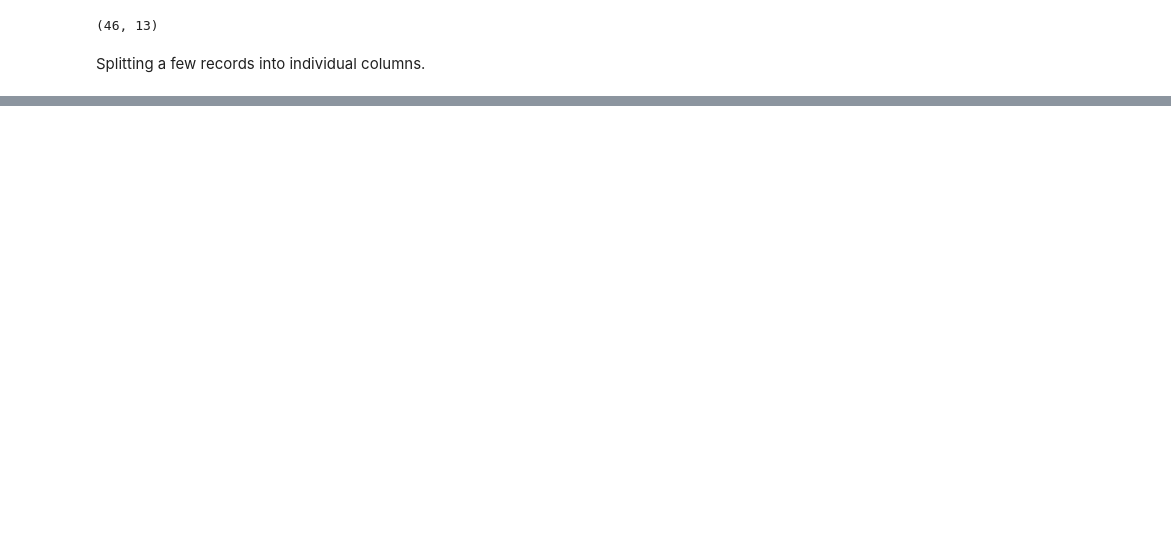
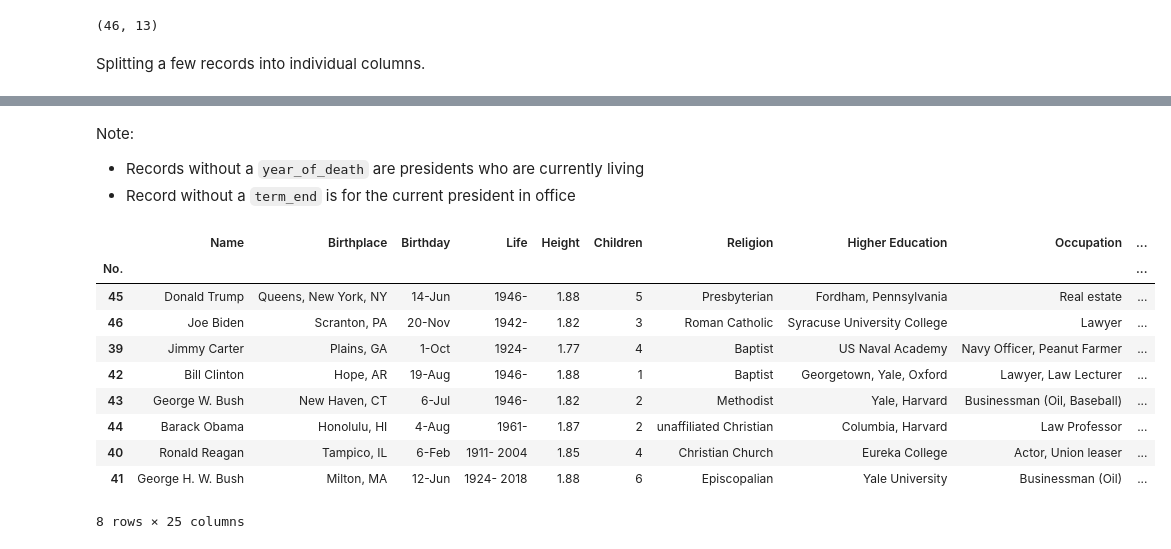
Before and after one commit to xHerandi/us-presidents, a Jupyter notebook: eda.ipynb, the cells around one changed output, grey strips where cells are left out. Drawn from its saved outputs; the diff is of its cells as text; code cells hidden in the pictures; blank space fills up the shorter version.

```diff
--- a/eda.ipynb
+++ b/eda.ipynb
@@ -97,3 +117,5 @@ df[['city_of_birth', 'state_of_birth']] = df['Birthplace'].str.split(",", n=1, e
 df[['dob_day', 'dob_month']] = df['Birthday'].str.split('-', n=1, expand=True)
 # %%
 df[['year_of_birth', 'year_of_death']] = df['Life'].str.split('-', n=1, expand=True)
+# %%
+df[['term_start', 'term_end']] = df['Term'].str.split('-', n=1, expand=True)
@@ -100 +124,10 @@ df[['year_of_birth', 'year_of_death']] = df['Life'].str.split('-', n=1, expand=T
+# %%
+df['state_of_birth'] = df['state_of_birth'].str.strip()
+# %%
+df['city_of_birth'] = df['city_of_birth'].str.strip()
+# %%
+df = df.astype({
+    'year_of_birth': 'Int64',
+    'term_start': 'Int64'
+})
 # %%
@@ -125,3 +158,21 @@ def height(meters):
     return new_height
 
 df['new_height'] = df["Height"].apply(height)
+# %% [markdown]
+Note:
+- Records without a `year_of_death` are presidents who are currently living
+- Record without a `term_end` is for the current president in office
+# %%
+df.tail(8).sort_values('year_of_death')
+# %% [output]
+|  | Name | Birthplace | Birthday | Life | Height | Children | Religion | Higher Education | Occupation | ... |
+| No. |  |  |  |  |  |  |  |  |  | ... |
+| 45 | Donald Trump | Queens, New York, NY | 14-Jun | 1946- | 1.88 | 5 | Presbyterian | Fordham, Pennsylvania | Real estate | ... |
+| 46 | Joe Biden | Scranton, PA | 20-Nov | 1942- | 1.82 | 3 | Roman Catholic | Syracuse University College | Lawyer | ... |
+| 39 | Jimmy Carter | Plains, GA | 1-Oct | 1924- | 1.77 | 4 | Baptist | US Naval Academy | Navy Officer, Peanut Farmer | ... |
+| 42 | Bill Clinton | Hope, AR | 19-Aug | 1946- | 1.88 | 1 | Baptist | Georgetown, Yale, Oxford | Lawyer, Law Lecturer | ... |
+| 43 | George W. Bush | New Haven, CT | 6-Jul | 1946- | 1.82 | 2 | Methodist | Yale, Harvard | Businessman (Oil, Baseball) | ... |
+| 44 | Barack Obama | Honolulu, HI | 4-Aug | 1961- | 1.87 | 2 | unaffiliated Christian | Columbia, Harvard | Law Professor | ... |
+| 40 | Ronald Reagan | Tampico, IL | 6-Feb | 1911- 2004 | 1.85 | 4 | Christian Church | Eureka College | Actor, Union leaser | ... |
+| 41 | George H. W. Bush | Milton, MA | 12-Jun | 1924- 2018 | 1.88 | 6 | Episcopalian | Yale University | Businessman (Oil) | ... |
+8 rows × 25 columns
```
Also changed, not shown: parts of 18 cells of this notebook.
